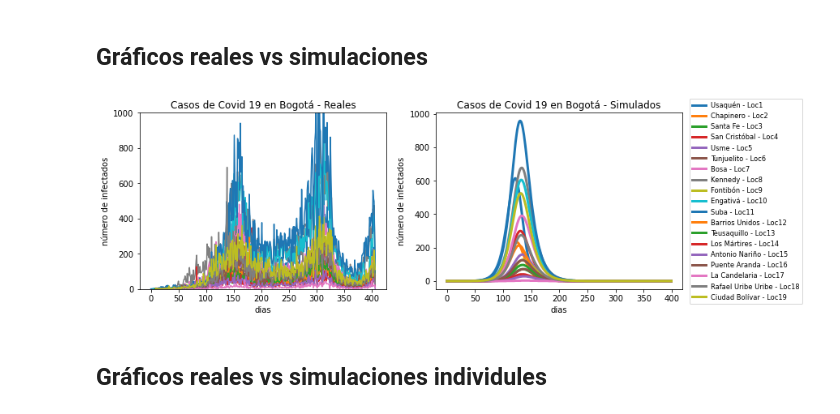
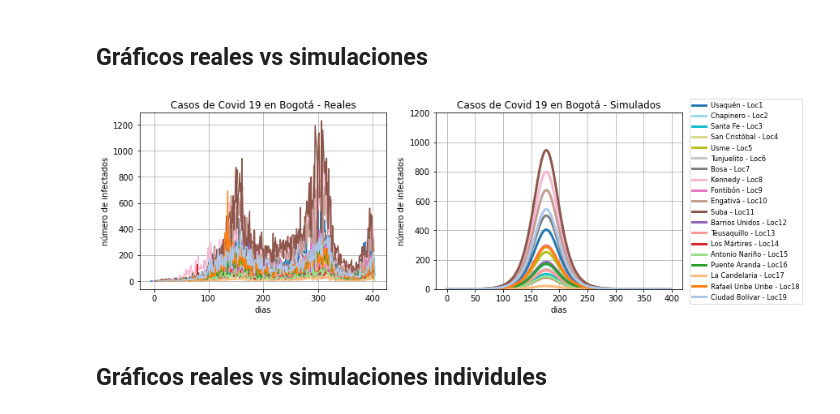
Before and after one commit to eilinlunam/PatchSim-modificado, a Jupyter notebook: Modelo_Bogotá.ipynb, the cells around one changed output. Drawn from its saved outputs; the diff is of its cells as text; code cells hidden in the pictures.

```diff
--- a/Modelo_Bogotá.ipynb
+++ b/Modelo_Bogotá.ipynb
@@ -107,24 +149,29 @@ df.T.round(1)
 # %%
 # Semillas: seeds.txt - Contiene los infectados iniciales durante los primeros 7 dias de la pandemia de cada localidad
 #---------------------------------------------------------------------------------------------------------------------
-casos = pd.read_csv("files/osb_enftransm-covid-19_17042021.csv", nrows=732872, encoding='latin-1', delimiter=";")
+Casos = pd.read_csv("files/osb_enftransm-covid-19_17042021.csv", nrows=732872, encoding='latin-1', delimiter=";")
 # Renombrando columnas
-casos = casos.rename(columns={"LOCALIDAD_ASIS": 'Localidad',
-                             "FECHA_DIAGNOSTICO":'fecha'})
+casos = Casos.rename(columns={"LOCALIDAD_ASIS": 'Localidad',
+                              "FECHA_DIAGNOSTICO":'fecha'})
+                             #"FECHA_DE_INICIO_DE_SINTOMAS":'fecha'})
+
+#---------------------------------------------------------------------------------------------------------------------
 # Convirtiendo en formato fecha de pandas
 casos["fecha"] = pd.to_datetime(casos["fecha"], format="%d/%m/%Y")  # to DateTime
 dia1 = casos["fecha"].min()  # Primer caso de covid en Bogotá  # 6 de marzo de 2020
-
+#---------------------------------------------------------------------------------------------------------------------
 # Calculando el tiempo transcurrido en dias
 tiempo = casos["fecha"] - dia1 # Tiempo transcurrido
-casos["dia"] = tiempo.dt.days # To int.
-
+casos['dia'] = tiempo.dt.days
+#casos.dropna(subset=['dia'], inplace=True)
+#casos.dia = casos['dia'].apply(np.int)
+#---------------------------------------------------------------------------------------------------------------------
 # Uniendo base de datos localidades y número de casos
 datos = pd.merge(casos, localidades, on='Localidad')  # Uniendo datos by id: "localidades".
 Ncasos = datos.groupby(['dia', 'local_id']).size().reset_index(name='# Casos')  # Cantidad de casos
-
+#---------------------------------------------------------------------------------------------------------------------
 # Semillas: Cantidad de infectados en los primeros 7 dias para cada localidad.
-df = Ncasos[Ncasos["dia"]<=7]
+df = Ncasos[Ncasos["dia"]<=10]
 df.to_csv("files/seeds.txt", header = False, index = False, sep=' ')
 df.T
 # %% [output]
@@ -144,32 +191,46 @@ sim.run_disease_simulation(configs, write_epi=True)
 # %% [markdown]
 ## Gráficos reales vs simulaciones
 # %%
+Ncasos["dia"] = Ncasos["dia"].apply(lambda x: x-int(np.random.gamma(5)))
+Ncasos.sort_values(by="dia", inplace=True)
+#--------------------------------------------------------------------------------------------------------------
 infec = np.loadtxt("resultados.out")
 infec = pd.DataFrame(infec, index=infec.T[0]).drop(0, axis=1)
 infec = infec.sort_index()
+#--------------------------------------------------------------------------------------------------------------
+cmap = plt.get_cmap('tab20')
+colors = [cmap(i) for i in np.linspace(0, 1, 19)]
+c=0
+#--------------------------------------------------------------------------------------------------------------
 # Graficos
 fig, [ax1,ax2] = plt.subplots(1,2,figsize=(12,4))
 for i in localidades["local_id"].values:
+    #--------------------------------------------------------------------------------------------------------------
     # Casos reales
     loc = Ncasos[Ncasos["local_id"]==i] # Localidad i
+    casos = loc["# Casos"].values
     tiempo = loc["dia"].values
-    casos = loc["# Casos"].values
-    ax1.plot(tiempo, casos, label="Reales")
+    ax1.plot(tiempo, casos, label="Reales", color=colors[-c])
+    #--------------------------------------------------------------------------------------------------------------
     # Casos simulaciones
     infectados = infec.T[i]
     t = np.arange(0, len(infectados))
-    ax2.plot(t, infectados, lw=3, label=str(localidades["Localidad"][i-1]) + " - Loc"+str(i))
+    ax2.plot(t, infectados, lw=3, label=str(localidades["Localidad"][i-1]) + " - Loc"+str(i), color=colors[-c])
     ax2.legend(loc="right", bbox_to_anchor=(1.5,0.5), fontsize=8.3)
+    #--------------------------------------------------------------------------------------------------------------
     # Propiedades gráficas
     ax1.set_title("Casos de Covid 19 en Bogotá - Reales")
     ax2.set_title("Casos de Covid 19 en Bogotá - Simulados")
     ax1.set_xlabel("dias")
     ax2.set_xlabel("dias")
     ax1.set_ylabel("número de infectados")
     ax2.set_ylabel("número de infectados")
-    ax1.set_ylim([0,1000])
+    ax1.grid()
+    ax2.grid()
+    ax2.set_ylim([0,1200])
+    c+=1
 # %% [output]
-[figure, old version]
+[figure, new version]
 # %% [markdown]
 ## Gráficos reales vs simulaciones individules
 # %%
```
Also changed, not shown: parts of 18 cells of this notebook, 7 other files.
